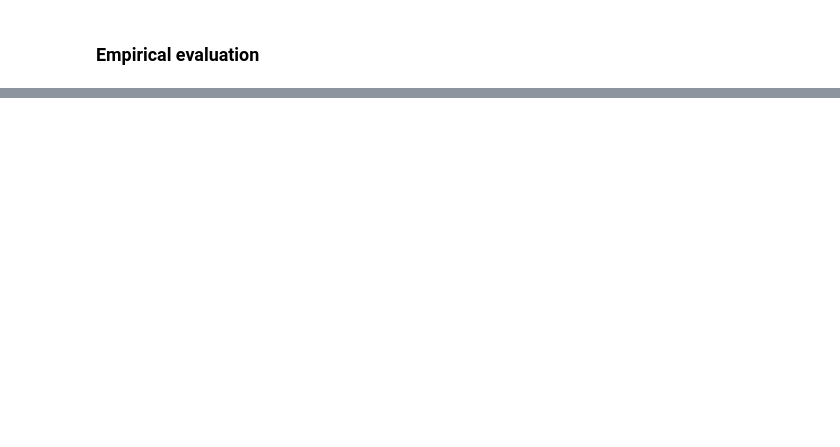
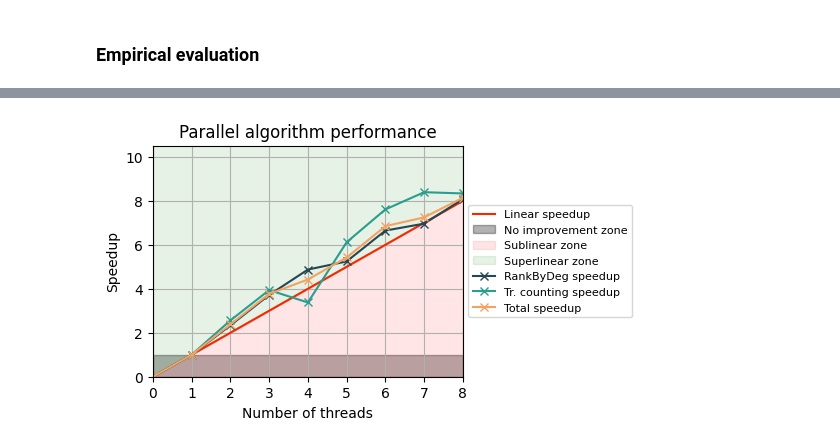
Before and after one commit to MrCosta57/lwmd_projects, a Jupyter notebook: graphical_eval.ipynb, the cells around one changed output, grey strips where cells are left out. Saved outputs shown, nothing was run; the diff lists cells and outputs as text; code cells hidden in the pictures; blank space fills up the shorter version.

```diff
--- a/graphical_eval.ipynb
+++ b/graphical_eval.ipynb
@@ -141,0 +144,3 @@ Name: 7, dtype: float64
+# %%
+df_sparse=df_sparse.groupby("num_threads").mean().reset_index()
+compute_speedup(df_sparse)
@@ -141,0 +159,4 @@ Name: 7, dtype: float64
+# %%
+plot_alg(df_sparse)
+# %% [output]
+[figure, added]
```
Also changed, not shown: parts of 20 cells of this notebook, 10 other files.
